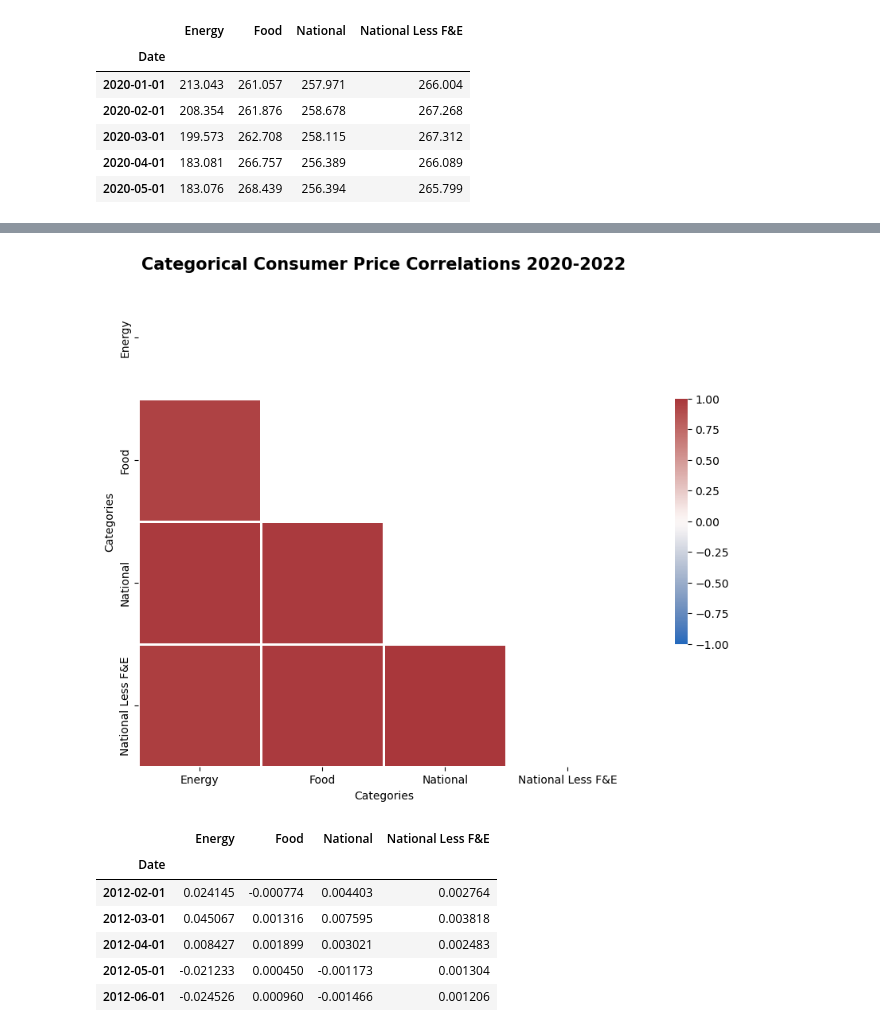
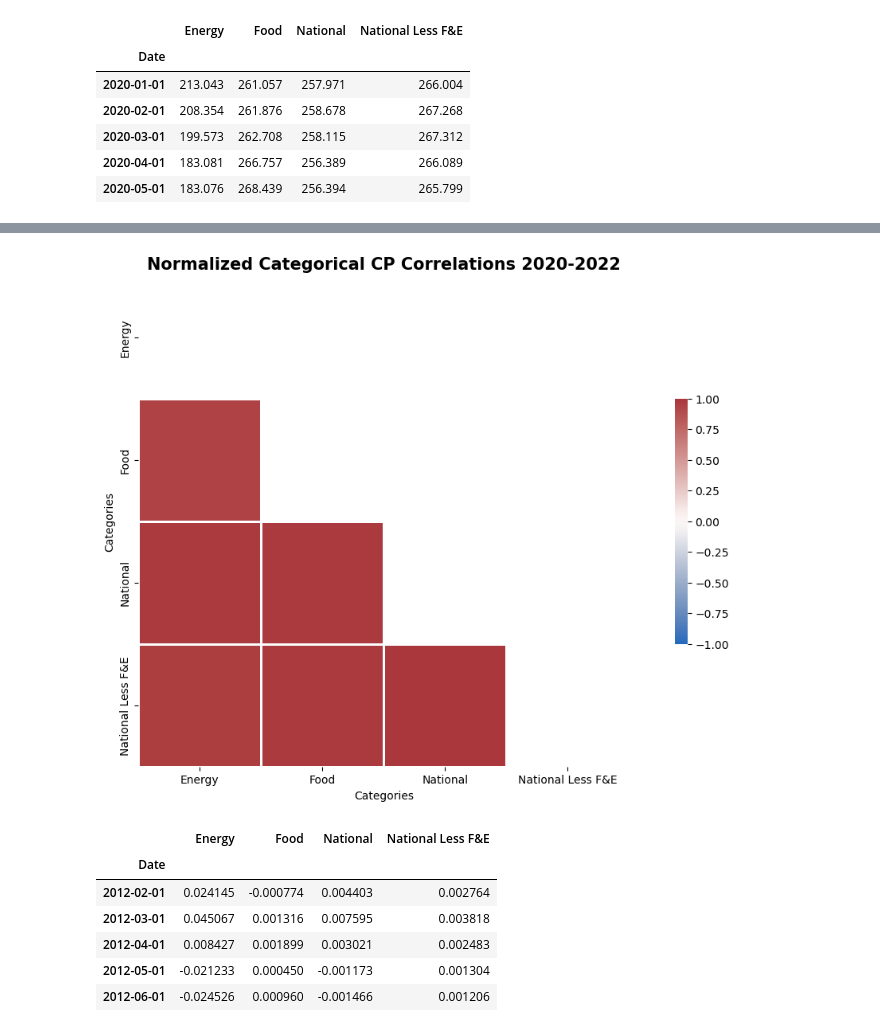
Before and after one commit to SZun/Real-Impact-of-Inflation, a Jupyter notebook: Final-Data-Analysis.ipynb, the cells around one changed output, grey strips where cells are left out. Saved outputs shown, nothing was run; the diff lists cells and outputs as text; code cells hidden in the pictures.

```diff
--- a/Final-Data-Analysis.ipynb
+++ b/Final-Data-Analysis.ipynb
@@ -312,23 +298,8 @@ fig8.savefig("./assets/images/categorical_consumer_price_correlations_2012-2019_
 # %%
-data_2020s_correlation = data_2020s.corr()
-
-fig9 = plt.figure(figsize=(15,8),)
-plt.title("Categorical Consumer Price Correlations 2020-2022", fontsize=15, fontweight='bold')
-sns.heatmap(data_2020s_correlation,
-                cbar_kws={'shrink': .5},
-                mask=np.triu(np.ones_like(data_2020s_correlation, dtype=bool)),
-                vmin=-1,
-                vmax=1,
-                center=0,
-                cmap='vlag',
-                linewidth=1,
-                square=True).set(xlabel='Categories',
-                                 ylabel='Categories');
-
-fig9.show()
-fig9.savefig("./assets/images/categorical_consumer_price_correlations_2020-2022_plot.png")
+# Storing seaborn heatmap
+seaborn_heatmap_3 = get_save_sns_fig(data_2020s, 'Normalized Categorical CP Correlations 2020-2022')
 # %% [output]
-[figure, old version]
+[figure, new version]
 # %%
 data_2010s_pctchange = data_2010s.pct_change().dropna()
 data_2020s_pctchange = data_2020s.pct_change().dropna()
```
Also changed, not shown: parts of 9 cells of this notebook, 3 other files.
